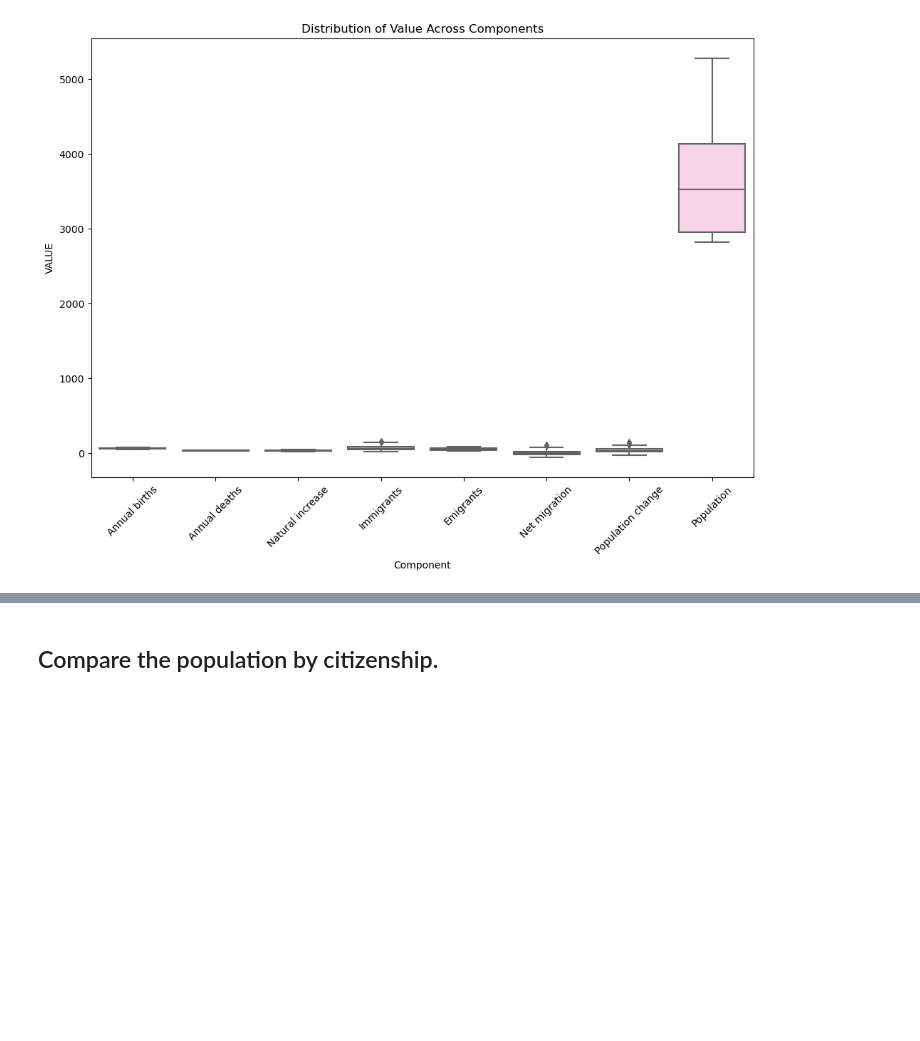
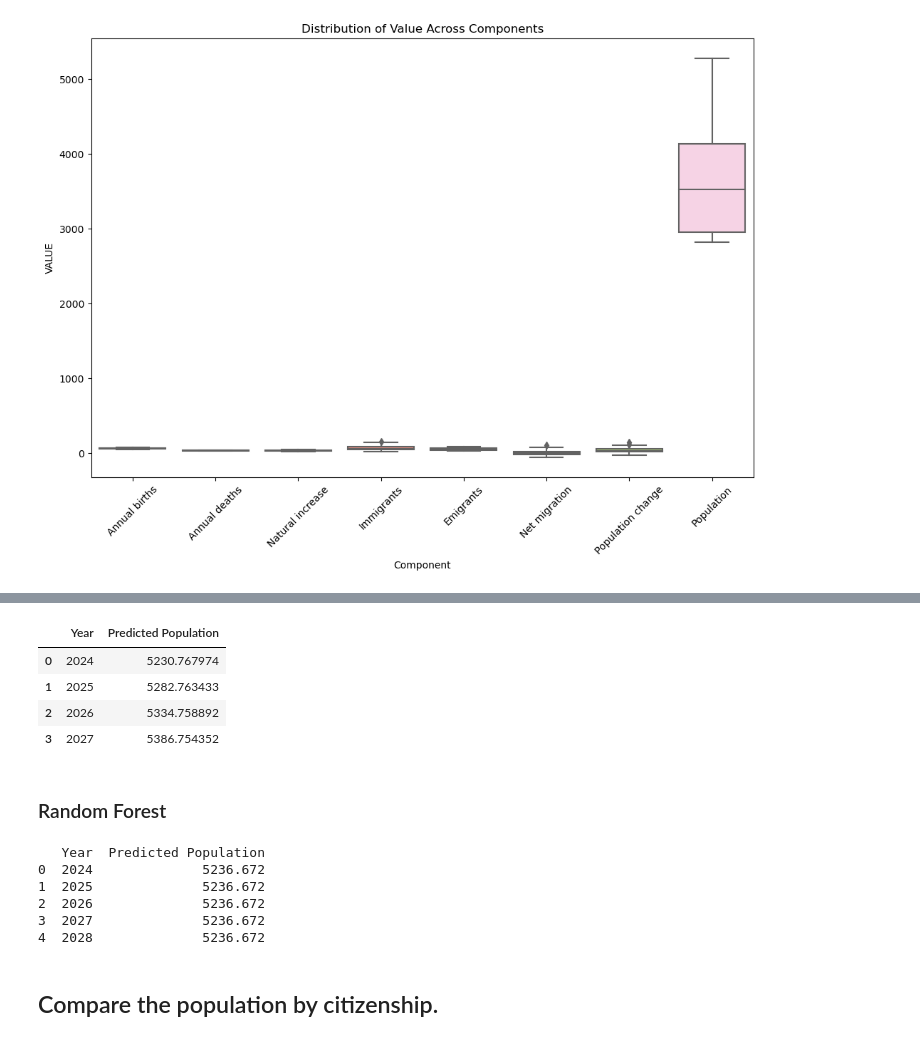
Before and after one commit to CCT2017156/MSC_DA__CA1, a Jupyter notebook: CA1-20171256.ipynb, the cells around one changed output, grey strips where cells are left out. Saved outputs shown, nothing was run; the diff lists cells and outputs as text; code cells hidden in the pictures; blank space fills up the shorter version.

```diff
--- a/CA1-20171256.ipynb
+++ b/CA1-20171256.ipynb
@@ -461,3 +505,43 @@ Random Forest MSE: 23621.058424999996
+# %%
+
+# Combining the years and the predicted values for easier display
+predicted_population = pd.DataFrame({
+    'Year': future_years['Year'],
+    'Predicted Population': future_predictions
+})
+
+predicted_population
+# %% [output]
+|  | Year | Predicted Population |
+| 0 | 2024 | 5230.767974 |
+| 1 | 2025 | 5282.763433 |
+| 2 | 2026 | 5334.758892 |
+| 3 | 2027 | 5386.754352 |
+# %% [markdown]
+### Random Forest
+# %%
+
+
+# Generating future years (next 5 years)
+future_years_rf = [current_year + i for i in range(1, 6)]
+
+# Predicting population for the future years using the Random Forest model
+rf_future_predictions = rf_model.predict(pd.DataFrame(future_years_rf, columns=['Year']))
+
+# Creating a DataFrame to display the results
+rf_predicted_population = pd.DataFrame({
+    'Year': future_years_rf,
+    'Predicted Population': rf_future_predictions
+})
+
+print(rf_predicted_population)
+# %% [output]
+   Year  Predicted Population
+0  2024              5236.672
+1  2025              5236.672
+2  2026              5236.672
+3  2027              5236.672
+4  2028              5236.672
 # %% [markdown]
 ## Compare the population by citizenship.
 # %%
```
Also changed, not shown: parts of 33 cells of this notebook.
